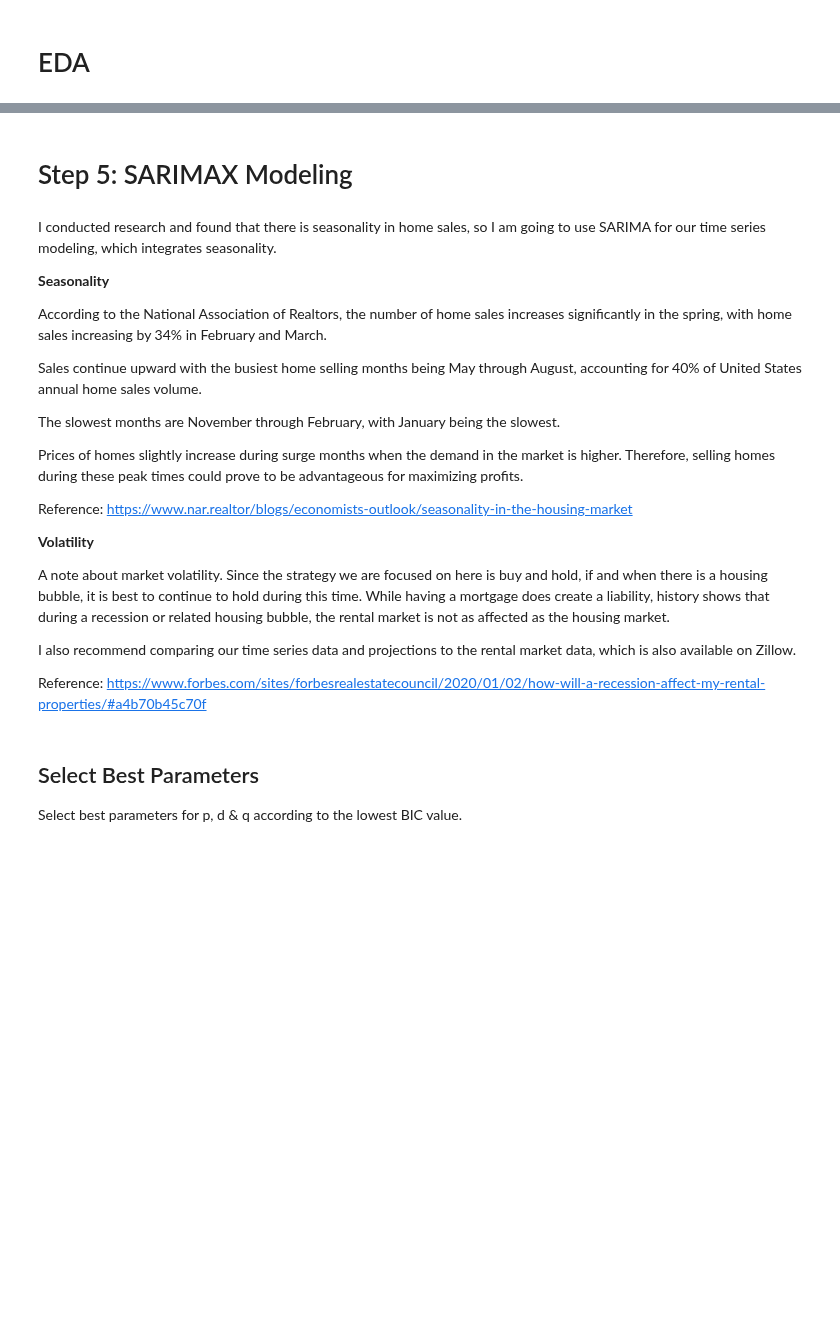
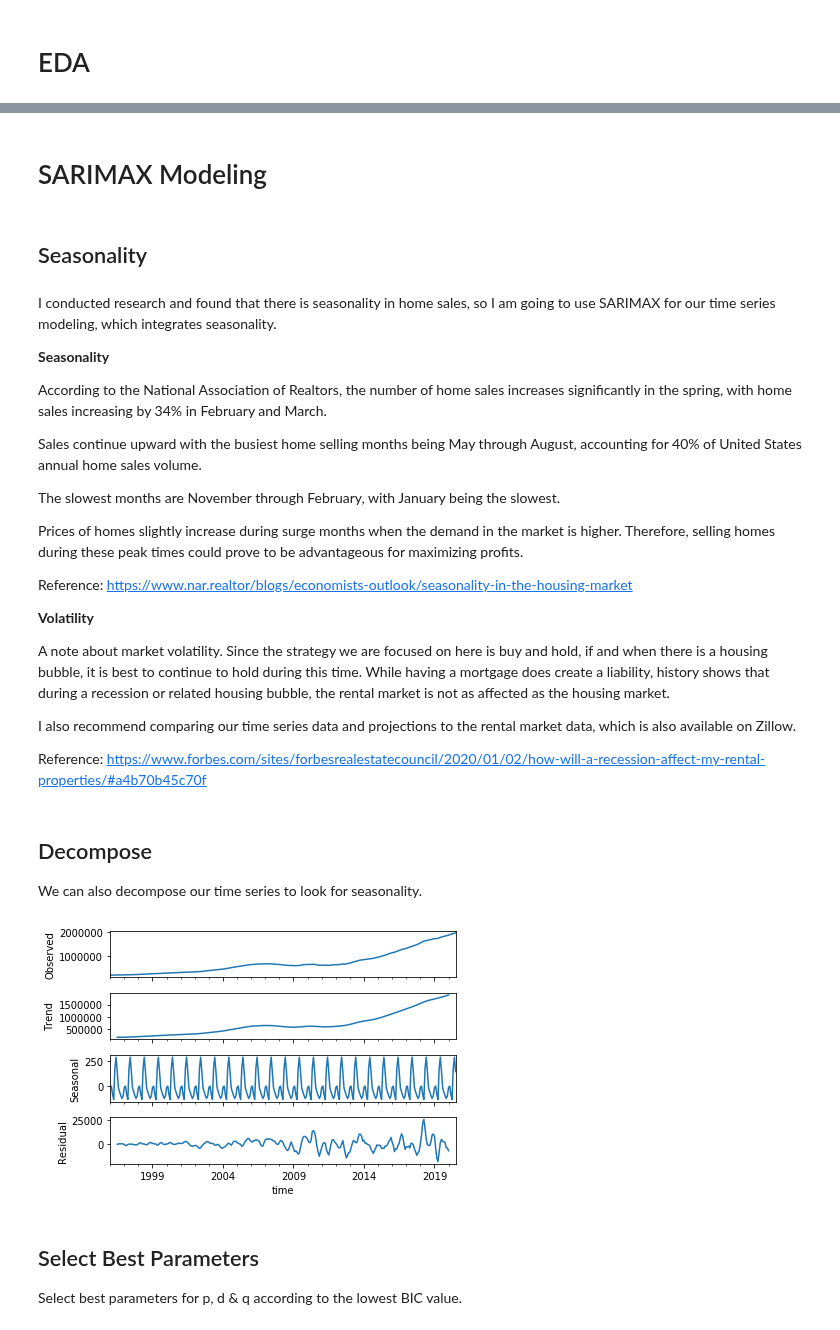
Before and after one commit to JessicaFB/Apple-vs-Android-Twitter-NLP, a Jupyter notebook: los_angeles_real_estate_notebook.ipynb, the cells around one changed output, grey strips where cells are left out. Drawn from its saved outputs; the diff is of its cells as text; code cells hidden in the pictures; blank space fills up the shorter version.

Commit message:
Added seasonal decomposition to EDA.

```diff
--- a/los_angeles_real_estate_notebook.ipynb
+++ b/los_angeles_real_estate_notebook.ipynb
@@ -210,9 +199,11 @@ We can see the housing bubble of 2008 in the data here. Home sale values start i
 
 Since the market is volatile and bubbles are somewhat unpredictable and do occur, with another one being anticipated in 2020-2022, I am going to leave this data in the data set.
 # %% [markdown]
-# Step 5: SARIMAX Modeling
+# SARIMAX Modeling
+# %% [markdown]
+## Seasonality
 # %% [markdown]
-I conducted research and found that there is seasonality in home sales, so I am going to use SARIMA for our time series modeling, which integrates seasonality.
+I conducted research and found that there is seasonality in home sales, so I am going to use SARIMAX for our time series modeling, which integrates seasonality.
 
 **Seasonality**
 
@@ -233,6 +224,18 @@ A note about market volatility. Since the strategy we are focused on here is buy
 I also recommend comparing our time series data and projections to the rental market data, which is also available on Zillow.
 
 Reference: https://www.forbes.com/sites/forbesrealestatecouncil/2020/01/02/how-will-a-recession-affect-my-rental-properties/#a4b70b45c70f
+# %% [markdown]
+## Decompose
+
+We can also decompose our time series to look for seasonality.
+# %%
+# Decompose time series data for West Hollywood
+seasonal_decompose(WeHo).plot()
+
+# To prevent duplicate plots
+plt.show()
+# %% [output]
+[figure, added]
 # %%
 def zipcode_ts(df, zipcode):
     '''
```
Also changed, not shown: parts of 10 cells of this notebook.
